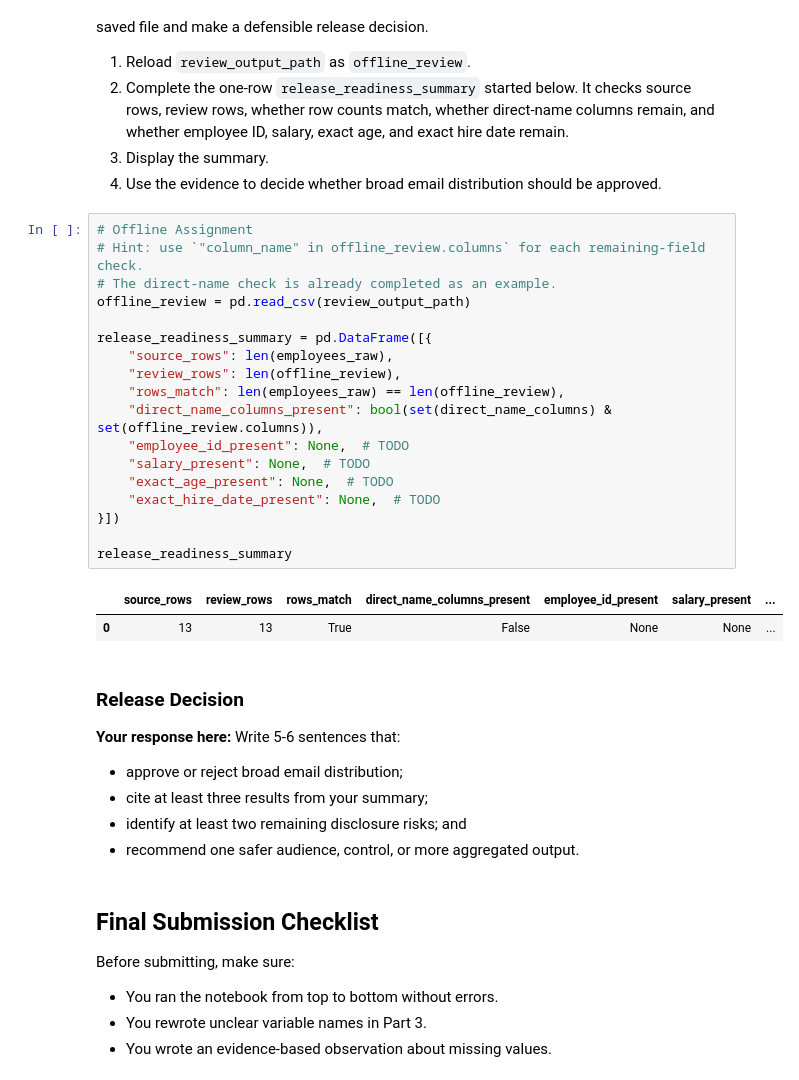
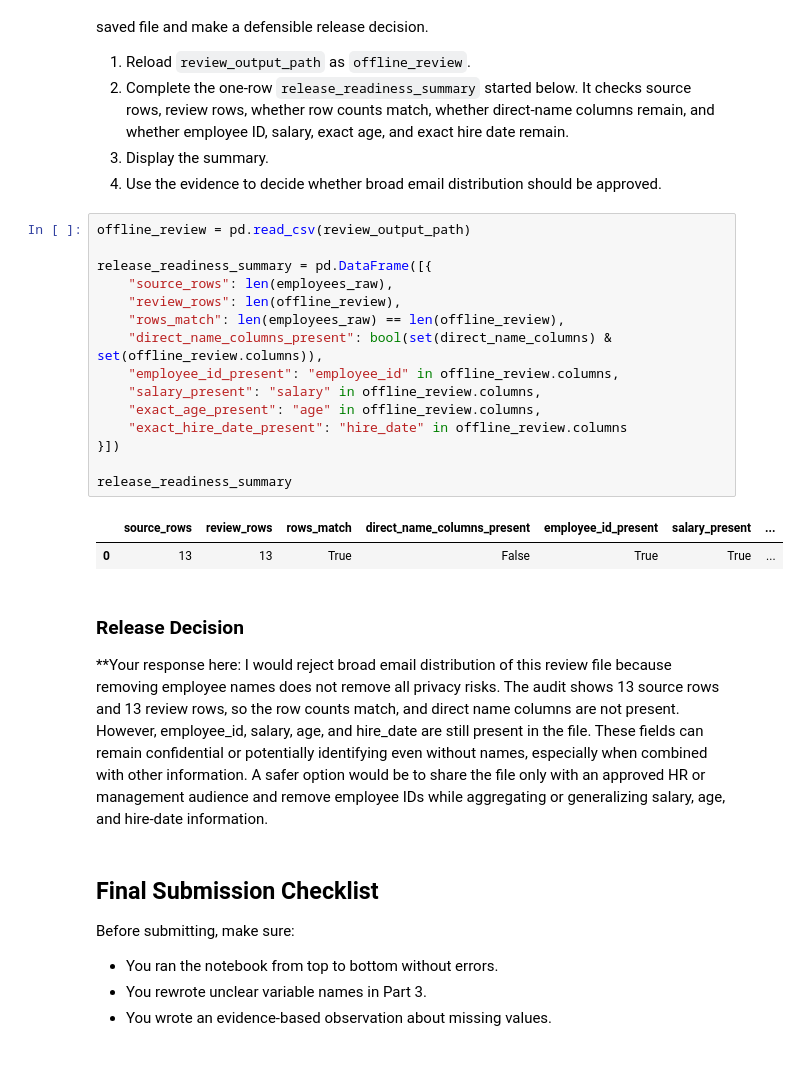
Before and after one commit to Khalidshaikh20/ban6003-week-03-04, a Jupyter notebook: notebooks/week4_github_repro_governance_lab.ipynb, the cells around one changed output. Drawn from its saved outputs; the diff is of its cells as text.

Commit message:
Complete Week 4 release readiness audit

```diff
--- a/notebooks/week4_github_repro_governance_lab.ipynb
+++ b/notebooks/week4_github_repro_governance_lab.ipynb
@@ -390,35 +390,27 @@ Scenario: a teammate asks whether `employee_review_copy_no_names.csv` can be ema
 3. Display the summary.
 4. Use the evidence to decide whether broad email distribution should be approved.
 # %%
-# Offline Assignment
-# Hint: use `"column_name" in offline_review.columns` for each remaining-field check.
-# The direct-name check is already completed as an example.
 offline_review = pd.read_csv(review_output_path)
 
 release_readiness_summary = pd.DataFrame([{
     "source_rows": len(employees_raw),
     "review_rows": len(offline_review),
     "rows_match": len(employees_raw) == len(offline_review),
     "direct_name_columns_present": bool(set(direct_name_columns) & set(offline_review.columns)),
-    "employee_id_present": None,  # TODO
-    "salary_present": None,  # TODO
-    "exact_age_present": None,  # TODO
-    "exact_hire_date_present": None,  # TODO
+    "employee_id_present": "employee_id" in offline_review.columns,
+    "salary_present": "salary" in offline_review.columns,
+    "exact_age_present": "age" in offline_review.columns,
+    "exact_hire_date_present": "hire_date" in offline_review.columns
 }])
 
 release_readiness_summary
 # %% [output]
 |  | source_rows | review_rows | rows_match | direct_name_columns_present | employee_id_present | salary_present | ... |
-| 0 | 13 | 13 | True | False | None | None | ... |
+| 0 | 13 | 13 | True | False | True | True | ... |
 # %% [markdown]
 ### Release Decision
 
-**Your response here:** Write 5-6 sentences that:
-
-- approve or reject broad email distribution;
-- cite at least three results from your summary;
-- identify at least two remaining disclosure risks; and
-- recommend one safer audience, control, or more aggregated output.
+**Your response here: I would reject broad email distribution of this review file because removing employee names does not remove all privacy risks. The audit shows 13 source rows and 13 review rows, so the row counts match, and direct name columns are not present. However, employee_id, salary, age, and hire_date are still present in the file. These fields can remain confidential or potentially identifying even without names, especially when combined with other information. A safer option would be to share the file only with an approved HR or management audience and remove employee IDs while aggregating or generalizing salary, age, and hire-date information.
 # %% [markdown]
 ## Final Submission Checklist
 
```
Also changed, not shown: 1 other file.
